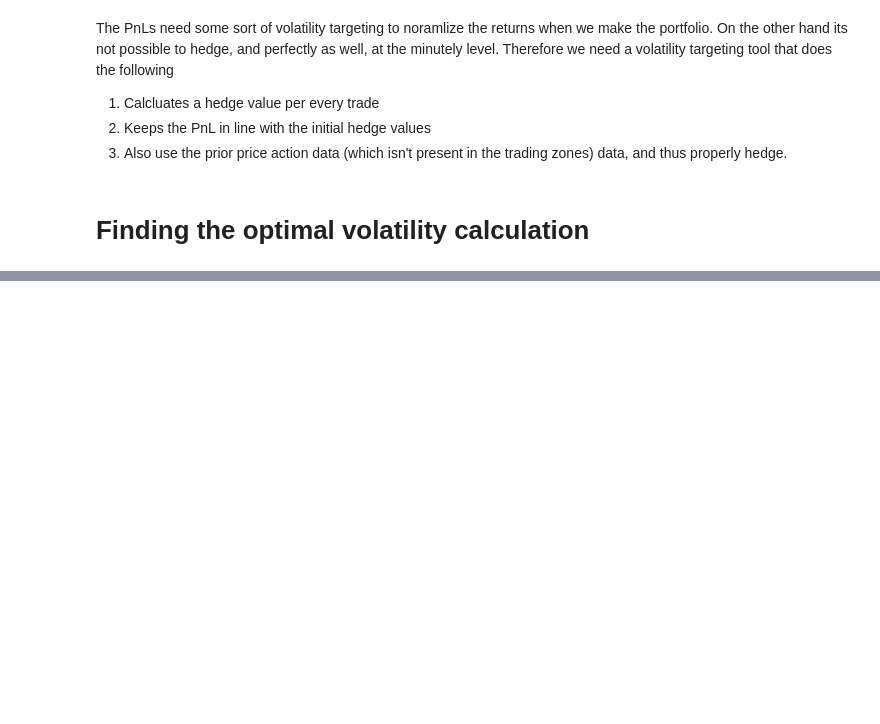
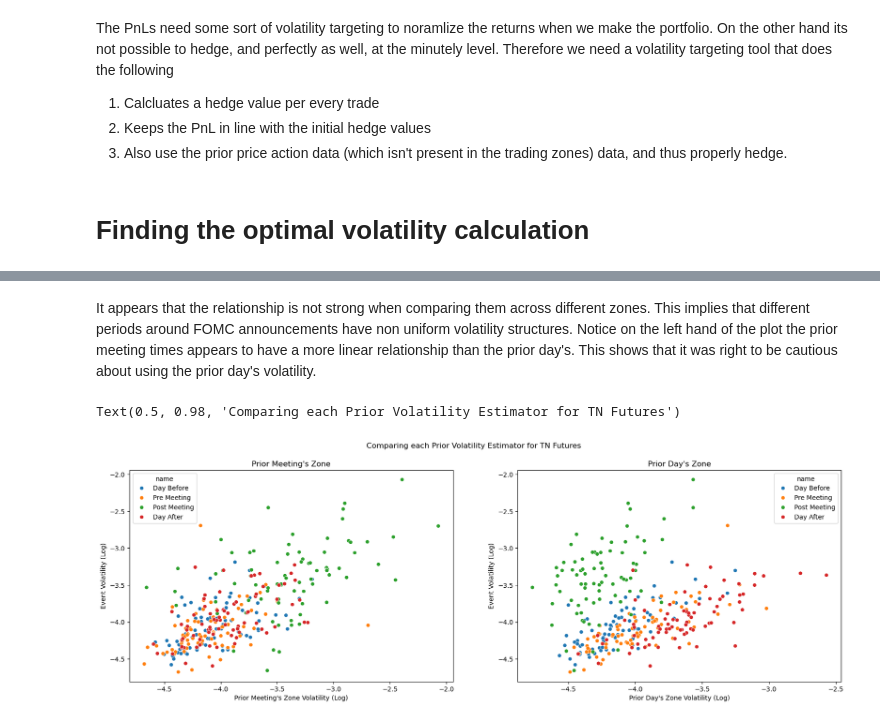
Before and after one commit to diegodalvarez/FOMCDrift, a Jupyter notebook: notebook/2GeneralBacktest.ipynb, the cells around one changed output, grey strips where cells are left out. Drawn from its saved outputs; the diff is of its cells as text; code cells hidden in the pictures; blank space fills up the shorter version.

```diff
--- a/notebook/2GeneralBacktest.ipynb
+++ b/notebook/2GeneralBacktest.ipynb
@@ -182,0 +126,33 @@ df_params = pd.concat(df_param_list)
+# %%
+df_tn_vol = (df_vol_panel
+    .loc[lambda x: x.ticker == x.ticker.min()]
+    [["name", "lzone_vol", "cur_vol", "lday_vol"]]
+    .set_index("name")
+    .apply(lambda x: np.log(x))
+    .reset_index()
+    .replace(replacer))
+# %% [markdown]
+It appears that the relationship is not strong when comparing them across different zones. This implies that different periods around FOMC announcements have non uniform volatility structures. Notice on the left hand of the plot the prior meeting times appears to have a more linear relationship than the prior day's. This shows that it was right to be cautious about using the prior day's volatility.
+# %%
+fig, axes   = plt.subplots(ncols = 2, figsize = (20,6))
+vol_renamer = {
+    "lzone_vol": "Prior Meeting's Zone",
+    "lday_vol" : "Prior Day's Zone"}
+
+for i, vol in enumerate(vol_renamer.keys()):
+
+    sns.scatterplot(
+        ax   = axes[i],
+        data = df_tn_vol,
+        x    = vol,
+        y    = "cur_vol",
+        hue  = "name")
+
+    axes[i].set_ylabel("Event Volatility (Log)")
+    axes[i].set_xlabel(vol_renamer[vol] + " Volatility (Log)")
+    axes[i].set_title(vol_renamer[vol])
+
+fig.suptitle("Comparing each Prior Volatility Estimator for TN Futures")
+# %% [output]
+Text(0.5, 0.98, 'Comparing each Prior Volatility Estimator for TN Futures')
+[figure, added]
```
Also changed, not shown: parts of 28 cells of this notebook, 1 other file.
